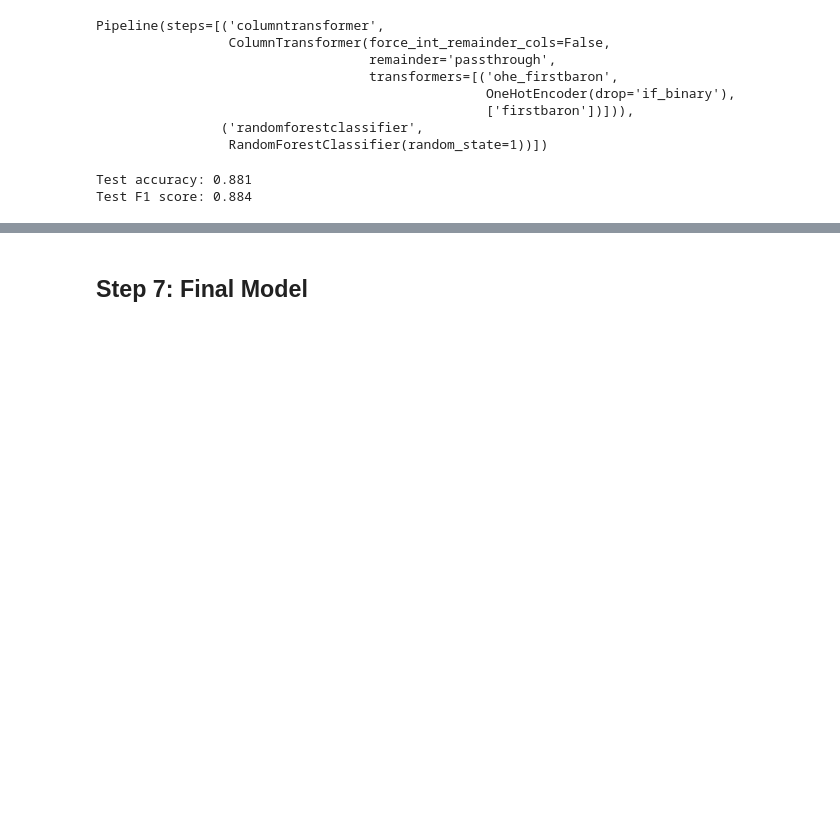
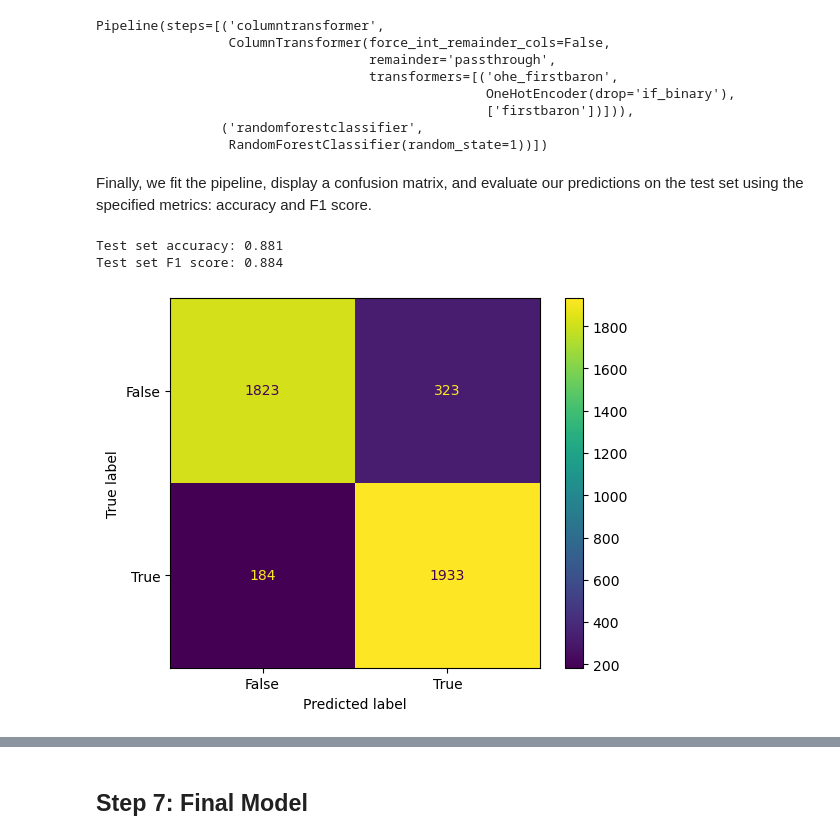
Before and after one commit to alanx1234/SummonerInsights, a Jupyter notebook: Summoner_Insights.ipynb, the cells around one changed output, grey strips where cells are left out. Saved outputs shown, nothing was run; the diff lists cells and outputs as text; code cells hidden in the pictures; blank space fills up the shorter version.

```diff
--- a/Summoner_Insights.ipynb
+++ b/Summoner_Insights.ipynb
@@ -96,7 +103,7 @@ df['firstbaron'] = df['firstbaron'].astype(bool)
 df['result'] = df['result'].astype(bool)
 
 # convert all int columns
-for col in  ['kills','assists','deaths','damagetochampions','monsterkills','minionkills','dragons']:
+for col in  ['kills','assists','deaths','damagetochampions','dragons']:
     df[col] = df[col].astype(int)
 df.head()
 # %% [output]
@@ -612,17 +661,24 @@ Pipeline(steps=[('columntransformer',
                                                   ['firstbaron'])])),
                 ('randomforestclassifier',
                  RandomForestClassifier(random_state=1))])
+# %% [markdown]
+Finally, we fit the pipeline, display a confusion matrix, and evaluate our predictions on the test set using the specified metrics: accuracy and F1 score.
 # %%
-# fit on the train dataset, then predict on the test dataset
+# fit on the train dataset, then predict on the test set
 pl.fit(X_train, y_train)
 y_pred = pl.predict(X_test)
 
 # evaluate using specified metrics
 accuracy = accuracy_score(y_test, y_pred)
 f1 = f1_score(y_test, y_pred)
 
-print(f"Test accuracy: {accuracy:.3f}")
-print(f"Test F1 score: {f1:.3f}")
+# display confusion matrix for test set
+ConfusionMatrixDisplay.from_estimator(pl, X_test, y_test);
+plt.grid(False)
+
+print(f"Test set accuracy: {accuracy:.3f}")
+print(f"Test set F1 score: {f1:.3f}")
 # %% [output]
-Test accuracy: 0.881
-Test F1 score: 0.884
+Test set accuracy: 0.881
+Test set F1 score: 0.884
+[figure, added]
```
Also changed, not shown: parts of 38 cells of this notebook.
